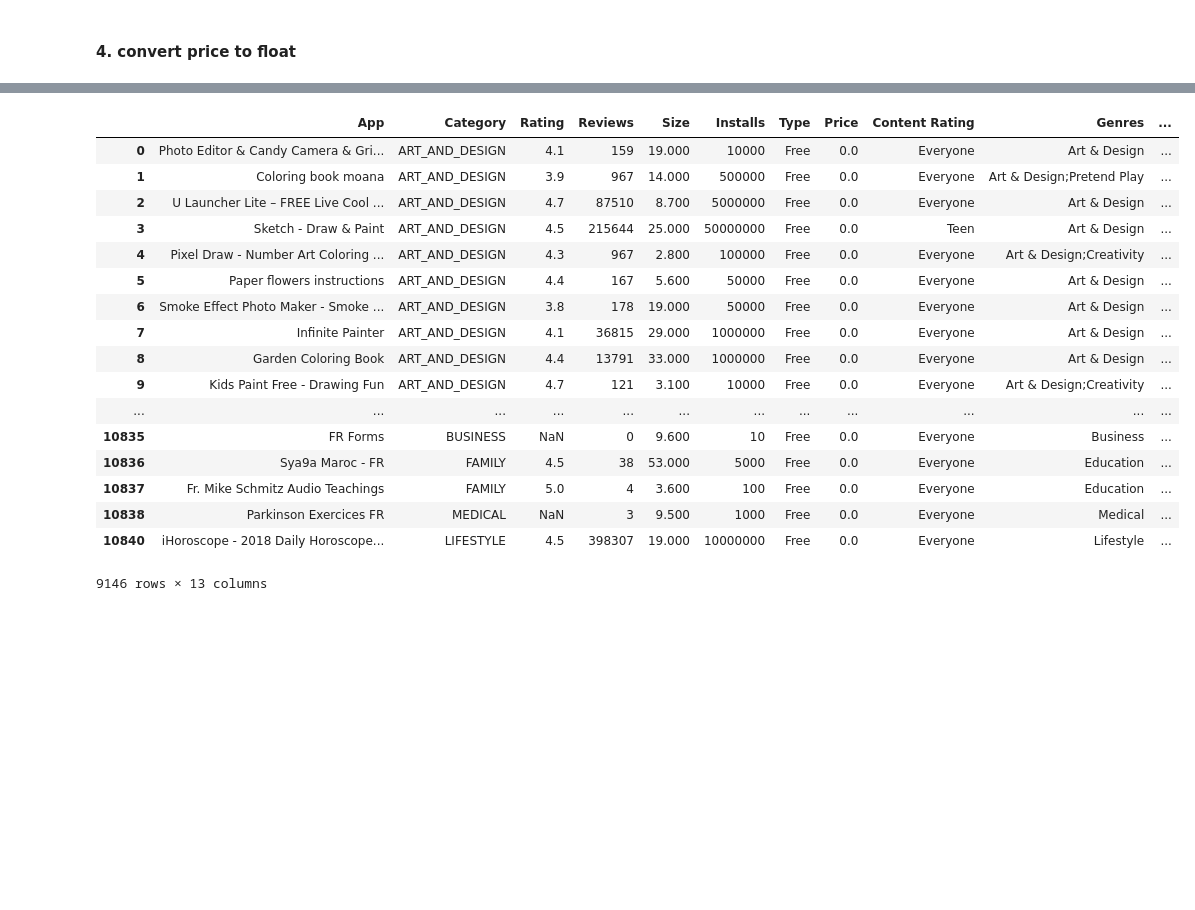
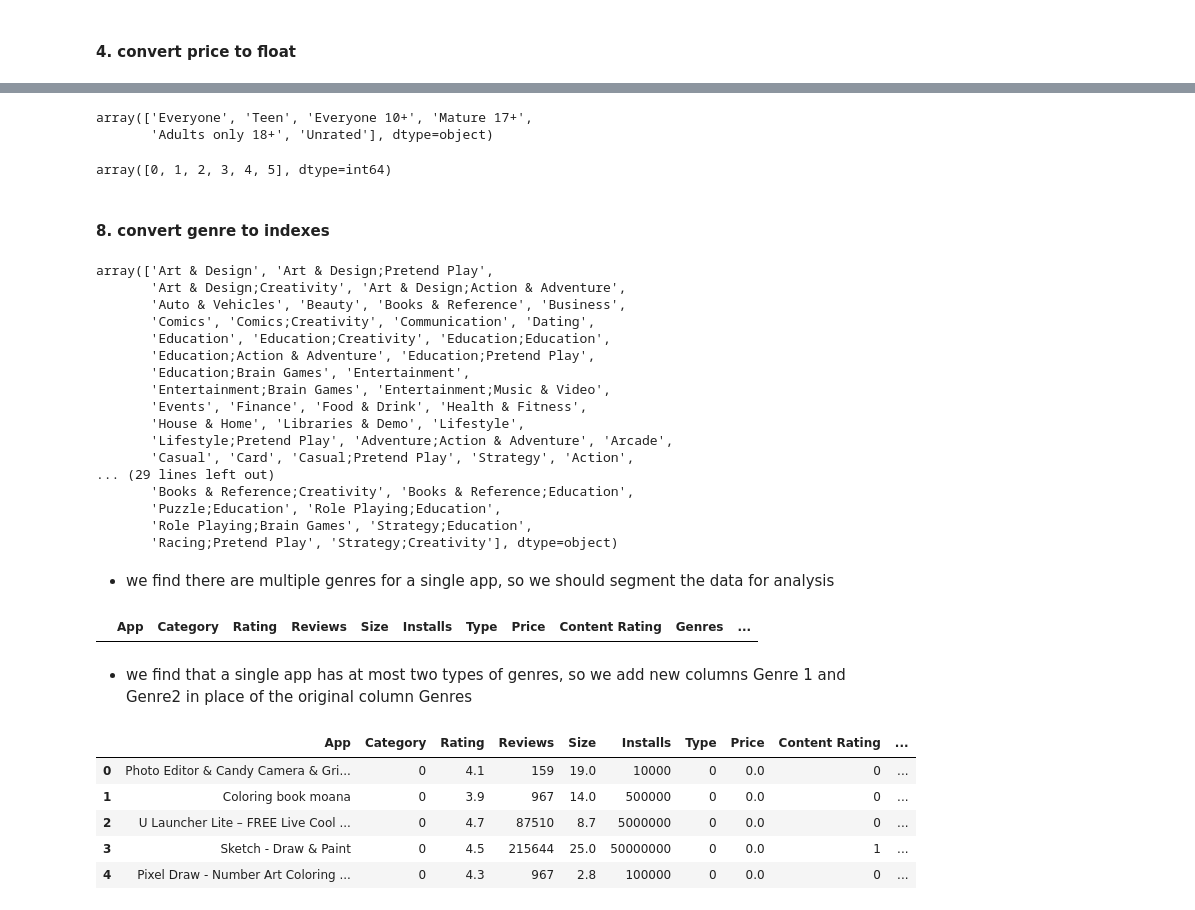
Before and after one commit to sherylwithans/potential-waddle, a Jupyter notebook: app_data_cleaning.ipynb, the cells around one changed output, grey strips where cells are left out. Drawn from its saved outputs; the diff is of its cells as text; code cells hidden in the pictures; blank space fills up the shorter version.

```diff
--- a/app_data_cleaning.ipynb
+++ b/app_data_cleaning.ipynb
@@ -216,21 +257,60 @@ memory usage: 928.9+ KB
+# %%
+l = df['Content Rating'].unique()
+l
+# %% [output]
+array(['Everyone', 'Teen', 'Everyone 10+', 'Mature 17+',
+       'Adults only 18+', 'Unrated'], dtype=object)
+# %%
+content_rating_dict = {i:l[i] for i in range(len(l))}
+content_rating_r_dict = {v : k for (k,v) in content_rating_dict.items()}
+df['Content Rating'] = df['Content Rating'].apply(lambda x: content_rating_r_dict[x])
+# %%
+df['Content Rating'].unique()
+# %% [output]
+array([0, 1, 2, 3, 4, 5], dtype=int64)
+# %% [markdown]
+#### 8. convert genre to indexes
+# %%
+df['Genres'].unique()
+# %% [output]
+array(['Art & Design', 'Art & Design;Pretend Play',
+       'Art & Design;Creativity', 'Art & Design;Action & Adventure',
+       'Auto & Vehicles', 'Beauty', 'Books & Reference', 'Business',
+       'Comics', 'Comics;Creativity', 'Communication', 'Dating',
+       'Education', 'Education;Creativity', 'Education;Education',
+       'Education;Action & Adventure', 'Education;Pretend Play',
+       'Education;Brain Games', 'Entertainment',
+       'Entertainment;Brain Games', 'Entertainment;Music & Video',
+       'Events', 'Finance', 'Food & Drink', 'Health & Fitness',
+       'House & Home', 'Libraries & Demo', 'Lifestyle',
+       'Lifestyle;Pretend Play', 'Adventure;Action & Adventure', 'Arcade',
+       'Casual', 'Card', 'Casual;Pretend Play', 'Strategy', 'Action',
+... (29 lines left out)
+       'Books & Reference;Creativity', 'Books & Reference;Education',
+       'Puzzle;Education', 'Role Playing;Education',
+       'Role Playing;Brain Games', 'Strategy;Education',
+       'Racing;Pretend Play', 'Strategy;Creativity'], dtype=object)
+# %% [markdown]
+- we find there are multiple genres for a single app, so we should segment the data for analysis
+# %%
+df['Genres'] = df['Genres'].apply(lambda x: str(x).split(';'))
+t2 = df['Genres'].apply(lambda x: len(x)>2)
+df[t2]
+# %% [output]
+|  | App | Category | Rating | Reviews | Size | Installs | Type | Price | Content Rating | Genres | ... |
+# %% [markdown]
+- we find that a single app has at most two types of genres, so we add new columns Genre 1 and Genre2 in place of the original column Genres
+# %%
+df['Genre1'] = df['Genres'].apply(lambda x: x[0])
+df['Genre2'] = df['Genres'].apply(lambda x: x[1] if len(x)>1 else None)
+# %%
+df.drop('Genres',axis=1,inplace=True)
 # %%
-df
+df.head()
 # %% [output]
-|  | App | Category | Rating | Reviews | Size | Installs | Type | Price | Content Rating | Genres | ... |
-| 0 | Photo Editor & Candy Camera & Gri... | ART_AND_DESIGN | 4.1 | 159 | 19.000 | 10000 | Free | 0.0 | Everyone | Art & Design | ... |
-| 1 | Coloring book moana | ART_AND_DESIGN | 3.9 | 967 | 14.000 | 500000 | Free | 0.0 | Everyone | Art & Design;Pretend Play | ... |
-| 2 | U Launcher Lite – FREE Live Cool ... | ART_AND_DESIGN | 4.7 | 87510 | 8.700 | 5000000 | Free | 0.0 | Everyone | Art & Design | ... |
-| 3 | Sketch - Draw & Paint | ART_AND_DESIGN | 4.5 | 215644 | 25.000 | 50000000 | Free | 0.0 | Teen | Art & Design | ... |
-| 4 | Pixel Draw - Number Art Coloring ... | ART_AND_DESIGN | 4.3 | 967 | 2.800 | 100000 | Free | 0.0 | Everyone | Art & Design;Creativity | ... |
-| 5 | Paper flowers instructions | ART_AND_DESIGN | 4.4 | 167 | 5.600 | 50000 | Free | 0.0 | Everyone | Art & Design | ... |
-| 6 | Smoke Effect Photo Maker - Smoke ... | ART_AND_DESIGN | 3.8 | 178 | 19.000 | 50000 | Free | 0.0 | Everyone | Art & Design | ... |
-| 7 | Infinite Painter | ART_AND_DESIGN | 4.1 | 36815 | 29.000 | 1000000 | Free | 0.0 | Everyone | Art & Design | ... |
-| 8 | Garden Coloring Book | ART_AND_DESIGN | 4.4 | 13791 | 33.000 | 1000000 | Free | 0.0 | Everyone | Art & Design | ... |
-| 9 | Kids Paint Free - Drawing Fun | ART_AND_DESIGN | 4.7 | 121 | 3.100 | 10000 | Free | 0.0 | Everyone | Art & Design;Creativity | ... |
-| ... | ... | ... | ... | ... | ... | ... | ... | ... | ... | ... | ... |
-| 10835 | FR Forms | BUSINESS | NaN | 0 | 9.600 | 10 | Free | 0.0 | Everyone | Business | ... |
-| 10836 | Sya9a Maroc - FR | FAMILY | 4.5 | 38 | 53.000 | 5000 | Free | 0.0 | Everyone | Education | ... |
-| 10837 | Fr. Mike Schmitz Audio Teachings | FAMILY | 5.0 | 4 | 3.600 | 100 | Free | 0.0 | Everyone | Education | ... |
-| 10838 | Parkinson Exercices FR | MEDICAL | NaN | 3 | 9.500 | 1000 | Free | 0.0 | Everyone | Medical | ... |
-| 10840 | iHoroscope - 2018 Daily Horoscope... | LIFESTYLE | 4.5 | 398307 | 19.000 | 10000000 | Free | 0.0 | Everyone | Lifestyle | ... |
+|  | App | Category | Rating | Reviews | Size | Installs | Type | Price | Content Rating | ... |
+| 0 | Photo Editor & Candy Camera & Gri... | 0 | 4.1 | 159 | 19.0 | 10000 | 0 | 0.0 | 0 | ... |
+| 1 | Coloring book moana | 0 | 3.9 | 967 | 14.0 | 500000 | 0 | 0.0 | 0 | ... |
+| 2 | U Launcher Lite – FREE Live Cool ... | 0 | 4.7 | 87510 | 8.7 | 5000000 | 0 | 0.0 | 0 | ... |
+| 3 | Sketch - Draw & Paint | 0 | 4.5 | 215644 | 25.0 | 50000000 | 0 | 0.0 | 1 | ... |
+| 4 | Pixel Draw - Number Art Coloring ... | 0 | 4.3 | 967 | 2.8 | 100000 | 0 | 0.0 | 0 | ... |
-9146 rows × 13 columns
```
Also changed, not shown: parts of 15 cells of this notebook.
